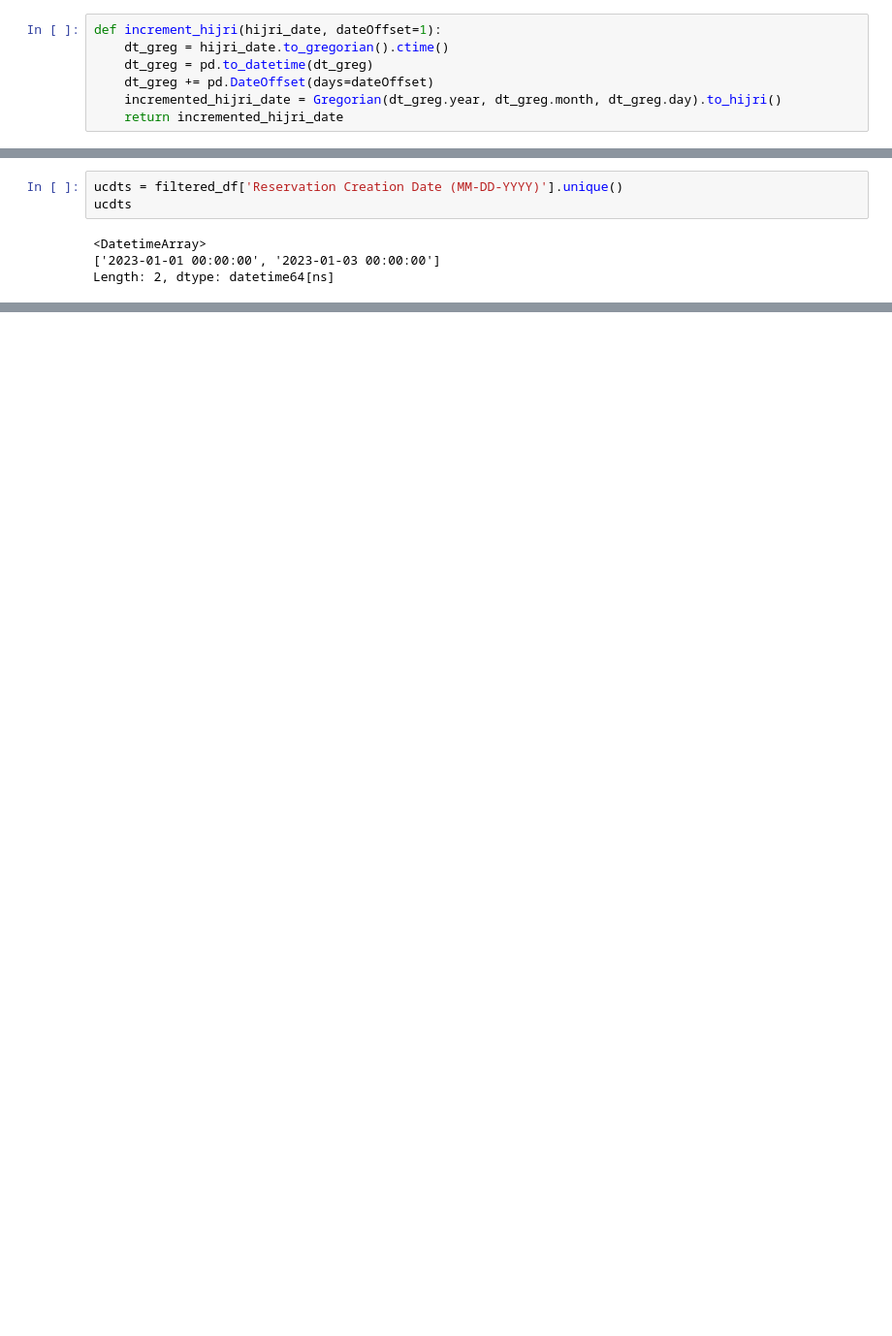
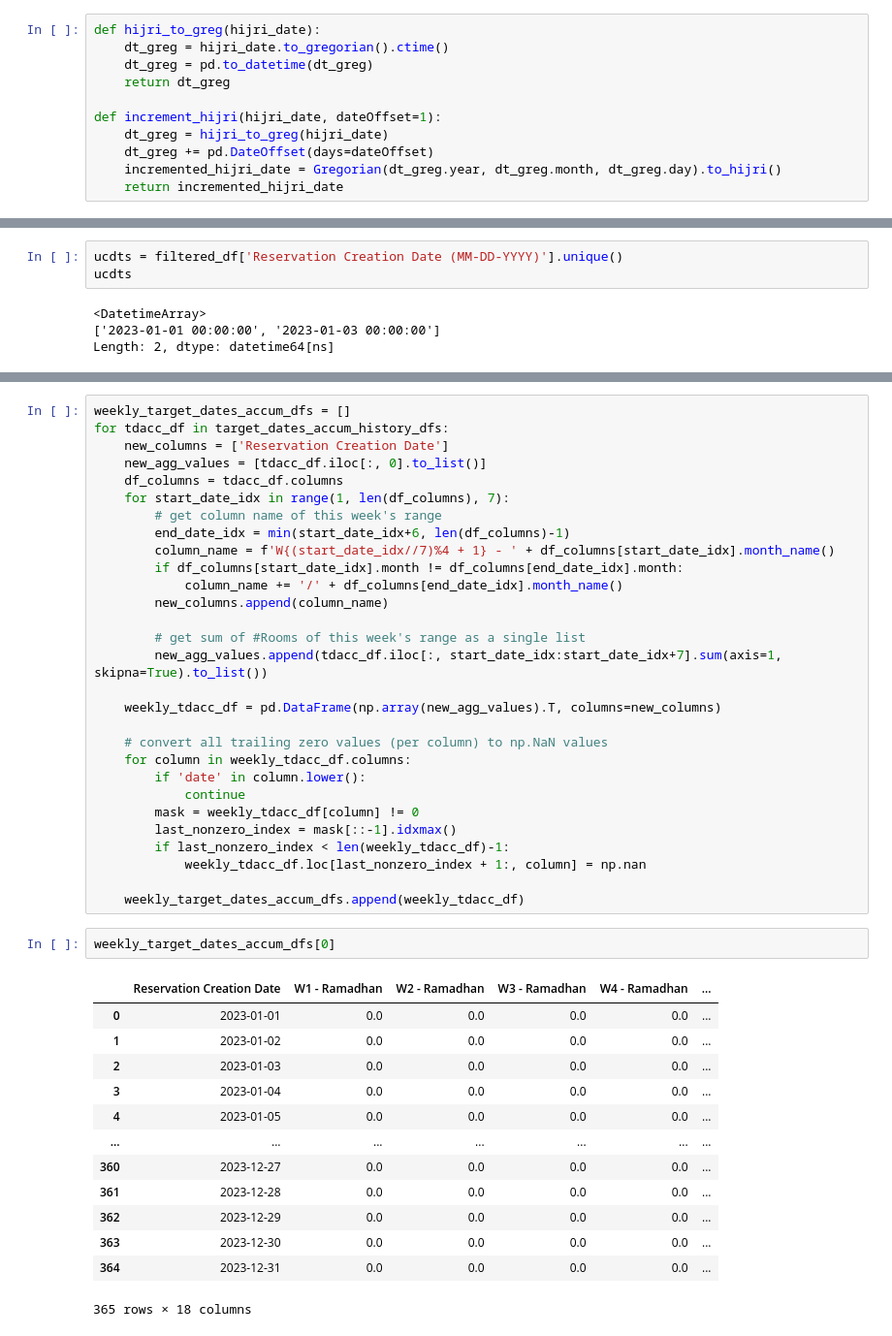
Before and after one commit to Ziadmohamed345/k2s-hotel-reservation, a Jupyter notebook: util-res.ipynb, the cells around one changed output, grey strips where cells are left out. Shown at 97% size. Saved outputs shown, nothing was run; the diff lists cells and outputs as text; blank space fills up the shorter version.

```diff
--- a/util-res.ipynb
+++ b/util-res.ipynb
@@ -50,7 +51,11 @@ target_end_day_hijri  = Hijri(1444,12,30) # Hijri date in the format 'yyyy-mm-dd
 # %%
-def increment_hijri(hijri_date, dateOffset=1):
+def hijri_to_greg(hijri_date):
     dt_greg = hijri_date.to_gregorian().ctime()
     dt_greg = pd.to_datetime(dt_greg)
+    return dt_greg
+
+def increment_hijri(hijri_date, dateOffset=1):
+    dt_greg = hijri_to_greg(hijri_date)
     dt_greg += pd.DateOffset(days=dateOffset)
     incremented_hijri_date = Gregorian(dt_greg.year, dt_greg.month, dt_greg.day).to_hijri()
     return incremented_hijri_date
@@ -229,0 +282,45 @@ print(reservation_df)
+# %%
+weekly_target_dates_accum_dfs = []
+for tdacc_df in target_dates_accum_history_dfs:
+    new_columns = ['Reservation Creation Date']
+    new_agg_values = [tdacc_df.iloc[:, 0].to_list()]
+    df_columns = tdacc_df.columns
+    for start_date_idx in range(1, len(df_columns), 7):
+        # get column name of this week's range
+        end_date_idx = min(start_date_idx+6, len(df_columns)-1)
+        column_name = f'W{(start_date_idx//7)%4 + 1} - ' + df_columns[start_date_idx].month_name()
+        if df_columns[start_date_idx].month != df_columns[end_date_idx].month:
+            column_name += '/' + df_columns[end_date_idx].month_name()
+        new_columns.append(column_name)
+
+        # get sum of #Rooms of this week's range as a single list
+        new_agg_values.append(tdacc_df.iloc[:, start_date_idx:start_date_idx+7].sum(axis=1, skipna=True).to_list())
+
+    weekly_tdacc_df = pd.DataFrame(np.array(new_agg_values).T, columns=new_columns)
+
+    # convert all trailing zero values (per column) to np.NaN values
+    for column in weekly_tdacc_df.columns:
+        if 'date' in column.lower():
+            continue
+        mask = weekly_tdacc_df[column] != 0
+        last_nonzero_index = mask[::-1].idxmax()
+        if last_nonzero_index < len(weekly_tdacc_df)-1:
+            weekly_tdacc_df.loc[last_nonzero_index + 1:, column] = np.nan
+
+    weekly_target_dates_accum_dfs.append(weekly_tdacc_df)
+# %%
+weekly_target_dates_accum_dfs[0]
+# %% [output]
+|  | Reservation Creation Date | W1 - Ramadhan | W2 - Ramadhan | W3 - Ramadhan | W4 - Ramadhan | ... |
+| 0 | 2023-01-01 | 0.0 | 0.0 | 0.0 | 0.0 | ... |
+| 1 | 2023-01-02 | 0.0 | 0.0 | 0.0 | 0.0 | ... |
+| 2 | 2023-01-03 | 0.0 | 0.0 | 0.0 | 0.0 | ... |
+| 3 | 2023-01-04 | 0.0 | 0.0 | 0.0 | 0.0 | ... |
+| 4 | 2023-01-05 | 0.0 | 0.0 | 0.0 | 0.0 | ... |
+| ... | ... | ... | ... | ... | ... | ... |
+| 360 | 2023-12-27 | 0.0 | 0.0 | 0.0 | 0.0 | ... |
+| 361 | 2023-12-28 | 0.0 | 0.0 | 0.0 | 0.0 | ... |
+| 362 | 2023-12-29 | 0.0 | 0.0 | 0.0 | 0.0 | ... |
+| 363 | 2023-12-30 | 0.0 | 0.0 | 0.0 | 0.0 | ... |
+| 364 | 2023-12-31 | 0.0 | 0.0 | 0.0 | 0.0 | ... |
+365 rows × 18 columns
```
Also changed, not shown: parts of 10 cells of this notebook, 1 other file.
